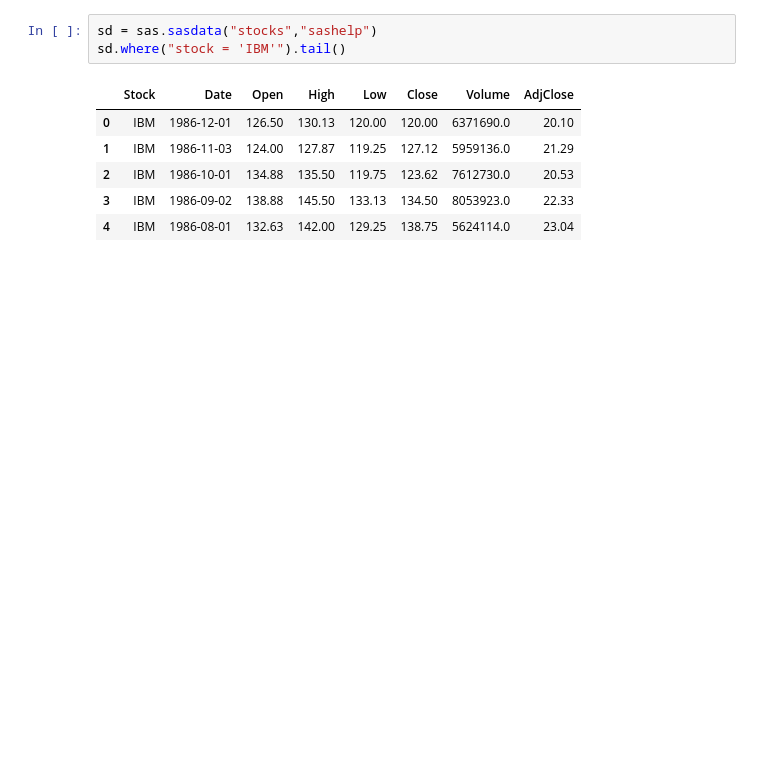
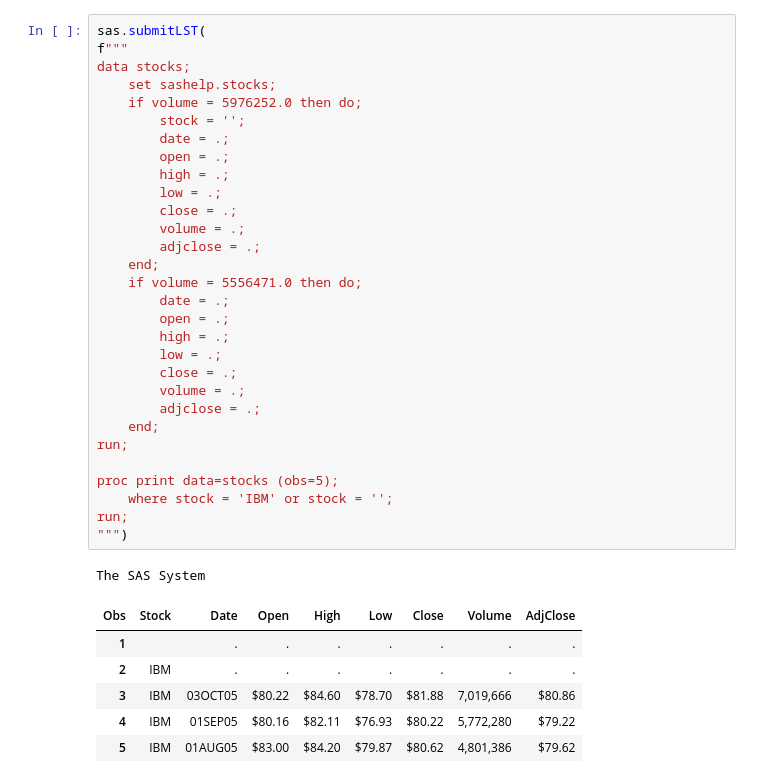
Before and after one commit to 0xdomyz/sas_collection, a Jupyter notebook: proc_graphs/xy_scatter.ipynb, the cells around one changed output. Cells and saved outputs as stored; diff of their text form; blank space fills up the shorter version.

```diff
--- a/proc_graphs/xy_scatter.ipynb
+++ b/proc_graphs/xy_scatter.ipynb
@@ -7,10 +7,38 @@ SAS Connection established. Subprocess id is 9836
-# %%
-sd = sas.sasdata("stocks","sashelp")
-sd.where("stock = 'IBM'").tail()
-# %% [output]
-|  | Stock | Date | Open | High | Low | Close | Volume | AdjClose |
-| 0 | IBM | 1986-12-01 | 126.50 | 130.13 | 120.00 | 120.00 | 6371690.0 | 20.10 |
-| 1 | IBM | 1986-11-03 | 124.00 | 127.87 | 119.25 | 127.12 | 5959136.0 | 21.29 |
-| 2 | IBM | 1986-10-01 | 134.88 | 135.50 | 119.75 | 123.62 | 7612730.0 | 20.53 |
-| 3 | IBM | 1986-09-02 | 138.88 | 145.50 | 133.13 | 134.50 | 8053923.0 | 22.33 |
-| 4 | IBM | 1986-08-01 | 132.63 | 142.00 | 129.25 | 138.75 | 5624114.0 | 23.04 |
+# %%
+sas.submitLST(
+f"""
+data stocks;
+    set sashelp.stocks;
+    if volume = 5976252.0 then do;
+        stock = '';
+        date = .;
+        open = .;
+        high = .;
+        low = .;
+        close = .;
+        volume = .;
+        adjclose = .;
+    end;
+    if volume = 5556471.0 then do;
+        date = .;
+        open = .;
+        high = .;
+        low = .;
+        close = .;
+        volume = .;
+        adjclose = .;
+    end;
+run;
+
+proc print data=stocks (obs=5);
+    where stock = 'IBM' or stock = '';
+run;
+""")
+# %% [output]
+The SAS System
+| Obs | Stock | Date | Open | High | Low | Close | Volume | AdjClose |
+| 1 |  | . | . | . | . | . | . | . |
+| 2 | IBM | . | . | . | . | . | . | . |
+| 3 | IBM | 03OCT05 | $80.22 | $84.60 | $78.70 | $81.88 | 7,019,666 | $80.86 |
+| 4 | IBM | 01SEP05 | $80.16 | $82.11 | $76.93 | $80.22 | 5,772,280 | $79.22 |
+| 5 | IBM | 01AUG05 | $83.00 | $84.20 | $79.87 | $80.62 | 4,801,386 | $79.62 |
```
Also changed, not shown: parts of 3 cells of this notebook.
